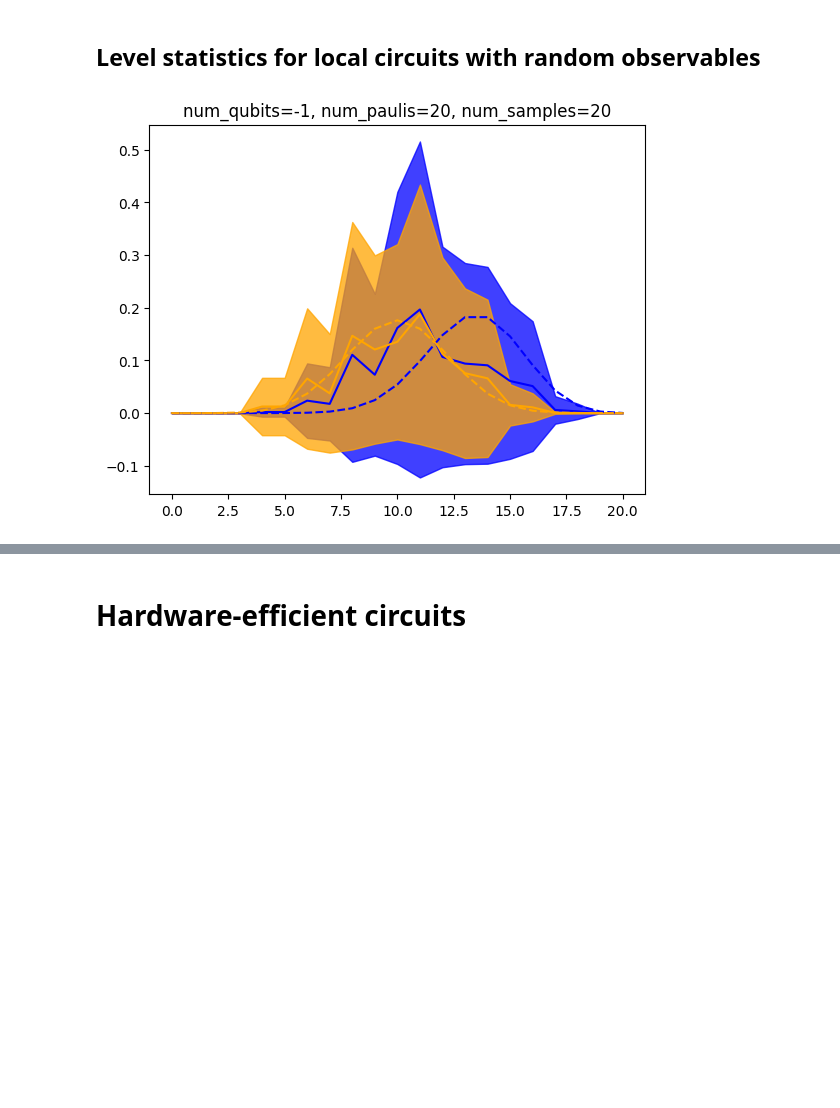
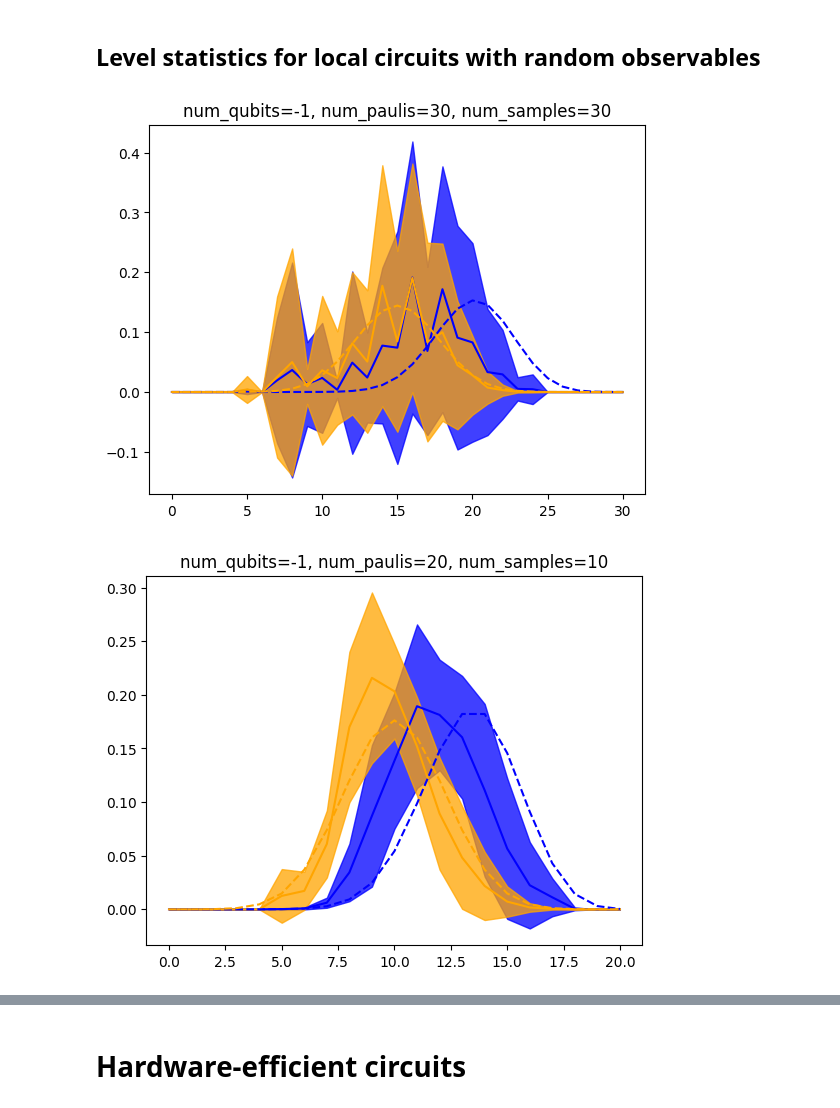
Before and after one commit to idnm/FourierVQA, a Jupyter notebook: experiments.ipynb, the cells around one changed output, grey strips where cells are left out. Drawn from its saved outputs; the diff is of its cells as text; code cells hidden in the pictures; blank space fills up the shorter version.

Commit message:
Add local random pauli circuits.

```diff
--- a/experiments.ipynb
+++ b/experiments.ipynb
@@ -81,8 +81,8 @@ plot_node_stats(all_node_samples, plot_random=True)
 # %%
 np.random.seed(1)
 
-num_samples = 20
-num_qubits = 10
+num_samples = 30
+num_qubits = 15
 degree = 2
 level = 1
 
@@ -100,4 +100,26 @@ for fourier_computation in tqdm(fourier_computations):
 all_node_samples = np.array([fourier_computation.node_stats() for fourier_computation in fourier_computations])
 plot_node_stats(all_node_samples, plot_random=True)
 # %% [output]
-[figure, old version]
+[figure, new version]
+# %%
+np.random.seed(42)
+
+num_samples = 10
+num_qubits = 10
+num_paulis = 20
+weigth = 2
+
+circuit_seeds = np.random.randint(0, 2**32, num_samples)
+observable_seeds = np.random.randint(0, 2**32, num_samples)
+
+circuits = [random_local_pauli_circuit(num_qubits, num_paulis, weigth, seed) for seed in circuit_seeds]
+observables = [random_pauli(num_qubits, seed) for seed in observable_seeds]
+fourier_computations = [FourierComputation(circuit, observable) for circuit, observable in zip(circuits, observables)]
+
+for fourier_computation in tqdm(fourier_computations):
+    fourier_computation.run(check_admissible=False, verbose=False)
+# %%
+all_node_samples = np.array([fourier_computation.node_stats() for fourier_computation in fourier_computations])
+plot_node_stats(all_node_samples, plot_random=True)
+# %% [output]
+[figure, added]
```
Also changed, not shown: parts of 12 cells of this notebook, 3 other files.
